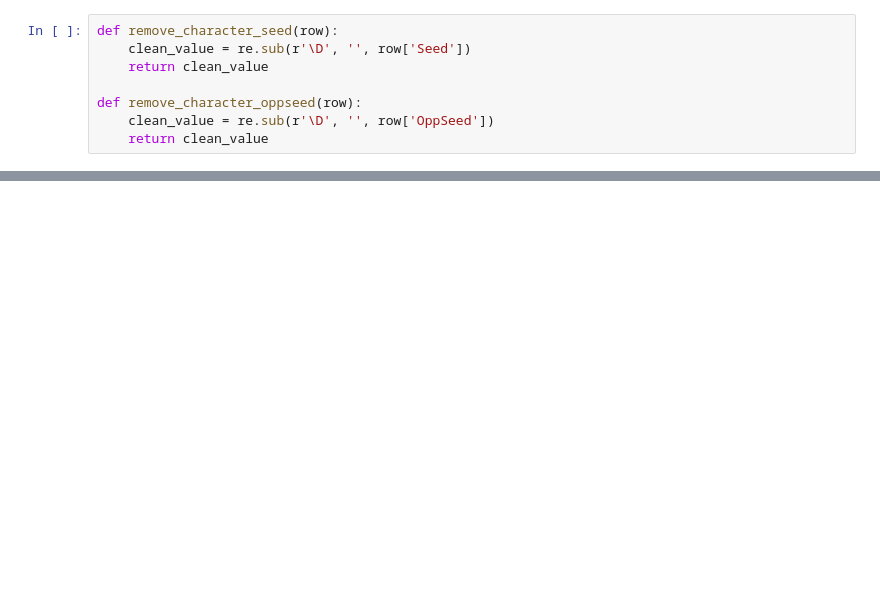
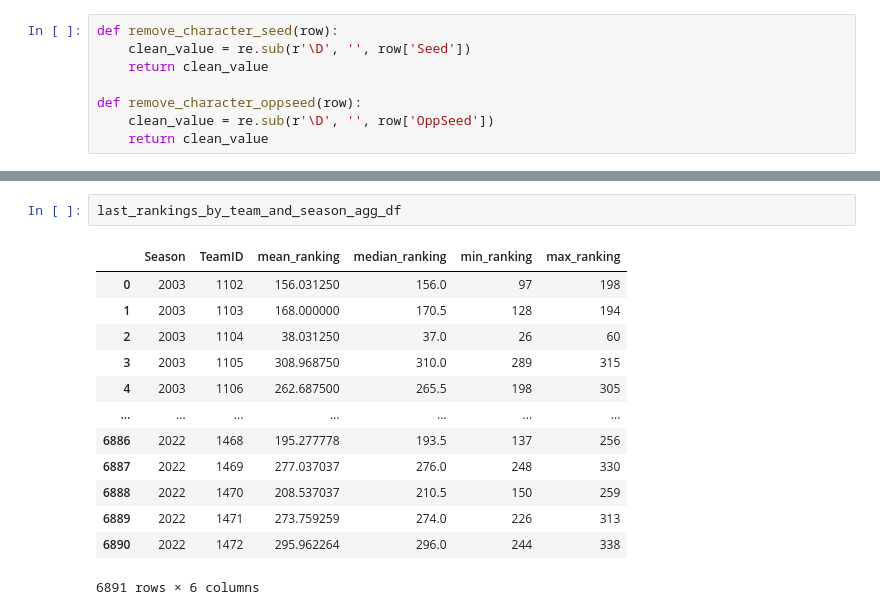
Before and after one commit to aruther11/march_madness_comp, a Jupyter notebook: exploration/eda_detailed.ipynb, the cells around one changed output, grey strips where cells are left out. Saved outputs shown, nothing was run; the diff lists cells and outputs as text; blank space fills up the shorter version.

```diff
--- a/exploration/eda_detailed.ipynb
+++ b/exploration/eda_detailed.ipynb
@@ -485,0 +512,16 @@ tourney_results_by_team_with_seeds_df
+# %%
+last_rankings_by_team_and_season_agg_df
+# %% [output]
+|  | Season | TeamID | mean_ranking | median_ranking | min_ranking | max_ranking |
+| 0 | 2003 | 1102 | 156.031250 | 156.0 | 97 | 198 |
+| 1 | 2003 | 1103 | 168.000000 | 170.5 | 128 | 194 |
+| 2 | 2003 | 1104 | 38.031250 | 37.0 | 26 | 60 |
+| 3 | 2003 | 1105 | 308.968750 | 310.0 | 289 | 315 |
+| 4 | 2003 | 1106 | 262.687500 | 265.5 | 198 | 305 |
+| ... | ... | ... | ... | ... | ... | ... |
+| 6886 | 2022 | 1468 | 195.277778 | 193.5 | 137 | 256 |
+| 6887 | 2022 | 1469 | 277.037037 | 276.0 | 248 | 330 |
+| 6888 | 2022 | 1470 | 208.537037 | 210.5 | 150 | 259 |
+| 6889 | 2022 | 1471 | 273.759259 | 274.0 | 226 | 313 |
+| 6890 | 2022 | 1472 | 295.962264 | 296.0 | 244 | 338 |
+6891 rows × 6 columns
```
Also changed, not shown: parts of 15 cells of this notebook.
